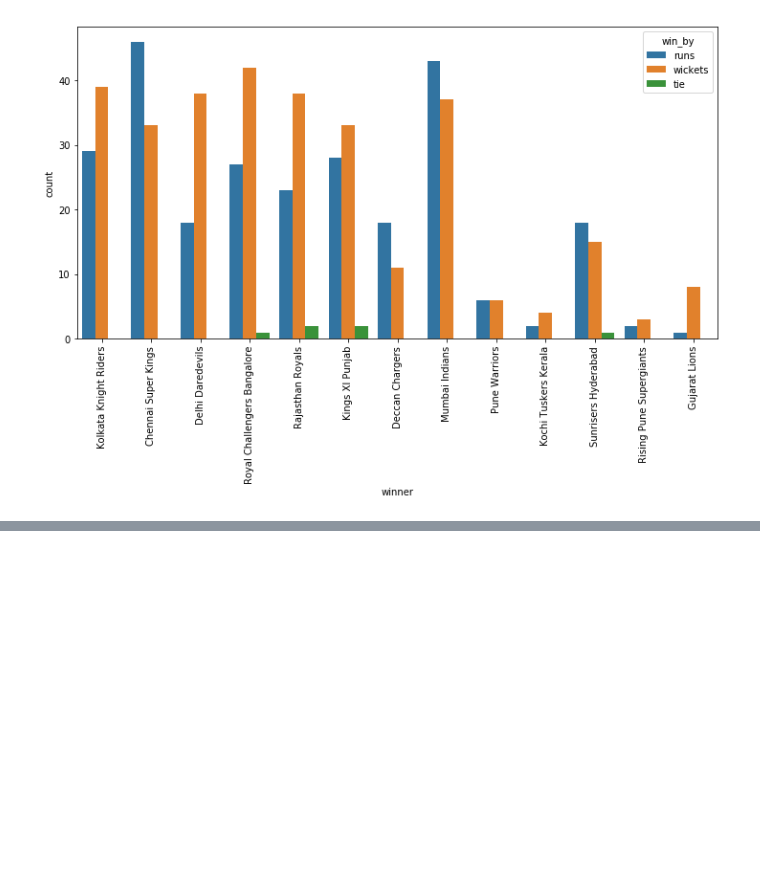
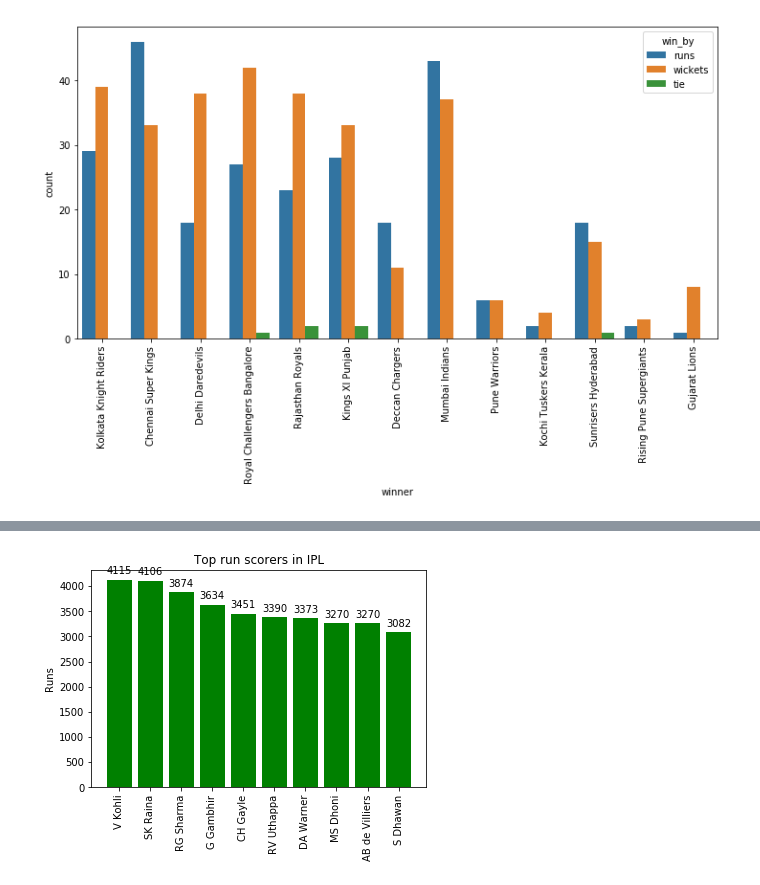
Before and after one commit to Madhu009/KaggleProblems, a Jupyter notebook: IPL-Data-Prediction/IPL_Data_analysis.ipynb, the cells around one changed output, grey strips where cells are left out. Cells and saved outputs as stored; diff of their text form; code cells hidden in the pictures; blank space fills up the shorter version.

Commit message:
IPL match&score data

```diff
--- a/IPL-Data-Prediction/IPL_Data_analysis.ipynb
+++ b/IPL-Data-Prediction/IPL_Data_analysis.ipynb
@@ -407,0 +483,20 @@ score_df=pd.read_csv('C:/Users/Madhu/Desktop/Kaggle/IPL/ipl/deliveries.csv')
+# %%
+#with data frame
+temp_df = score_df.groupby('batsman')['batsman_runs'].agg('sum').reset_index().sort_values(by='batsman_runs',
+                                                                                           ascending=False).reset_index(drop=True)
+# %%
+temp_df=temp_df[:10]
+labels=np.array(temp_df['batsman'])
+values=np.array(temp_df['batsman_runs'])
+ind=np.arange(len(labels))
+
+fig,ax=plt.subplots()
+rects=ax.bar(ind,values,color='g')
+ax.set_xticks(ind)
+ax.set_xticklabels(labels,rotation='vertical')
+ax.set_ylabel("Runs")
+ax.set_title("Top run scorers in IPL")
+autolabel(rects)
+plt.show()
+# %% [output]
+[figure, added]
```
Also changed, not shown: parts of 12 cells of this notebook.
